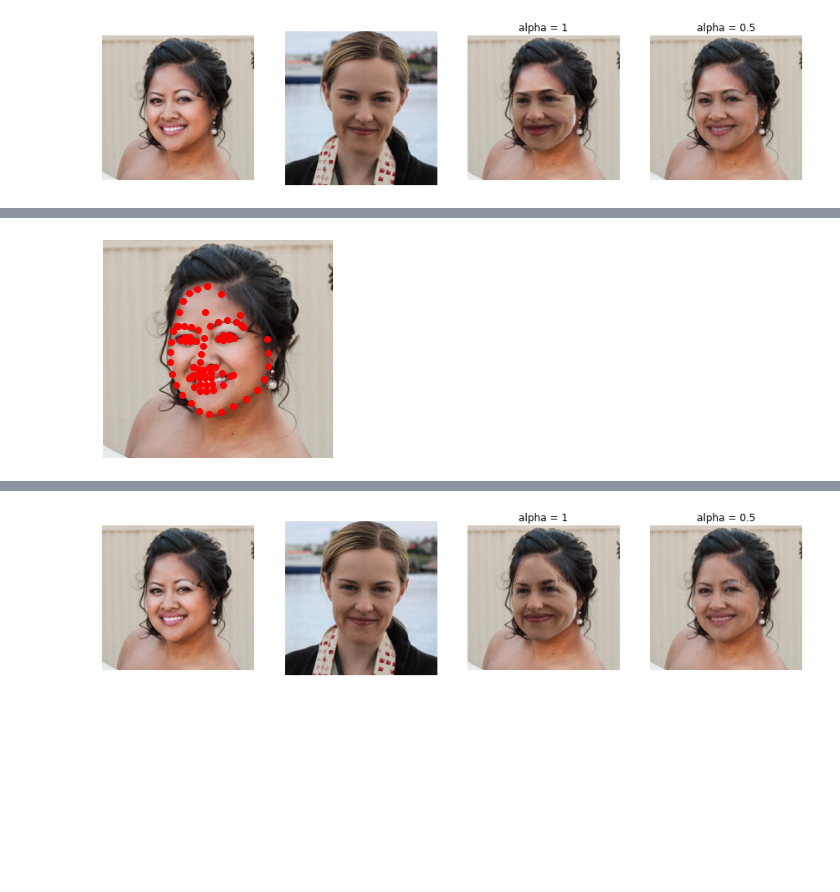
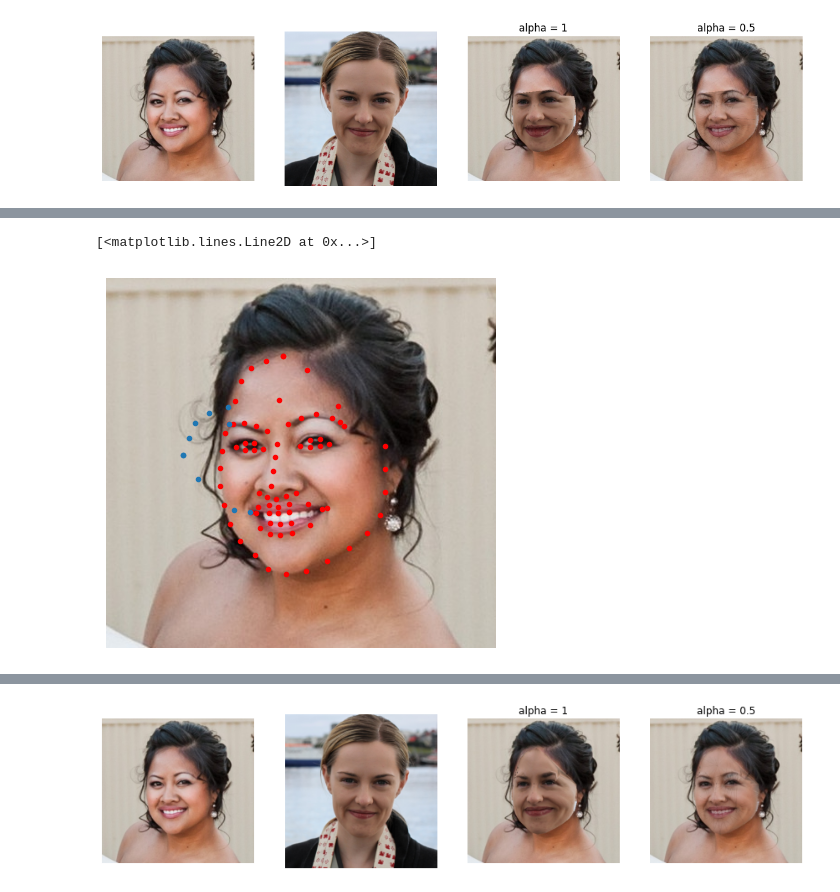
Before and after one commit to waczjoan/Face-Morph, a Jupyter notebook: AffinieTransformation/AfineTransformation.ipynb, the cells around one changed output, grey strips where cells are left out. Drawn from its saved outputs; the diff is of its cells as text; code cells hidden in the pictures; blank space fills up the shorter version.

```diff
--- a/AffinieTransformation/AfineTransformation.ipynb
+++ b/AffinieTransformation/AfineTransformation.ipynb
@@ -367,0 +370,10 @@ import ipynb.fs.full.triangulationWithForehead as triangulationWithForehead
+# %%
+def update_landmarkss(forehead_points, landmarks):
+    the_highest_point = forehead_points[list(forehead_points[:,1]).index(min(forehead_points[:,1]))]
+    nose_point = landmarks()[landmarks.points_info['NOSE_LINE_POINTS']][0]
+    diff =  the_highest_point - nose_point
+    midle_point = nose_point + (diff/2).astype(int)
+    new_landmarks = copy.copy(landmarks)
+    new_landmarks.points_info['FOREHEAD'] = list(range(len(landmarks()), len(landmarks()) + len(forehead_points) + 1))
+    new_landmarks.landmarks_array = np.concatenate([landmarks.landmarks_array, forehead_points, np.array([midle_point])])
+    return new_landmarks
@@ -372,9 +386,19 @@ def update_landmarks(example_img, images, plot = True):
     cnt = triangulationWithForehead.countour_mask(mask)
     forehead = triangulationWithForehead.forehead_line(landmarks, cnt)
     k = triangulationWithForehead.find_n_points_in_countour(forehead, n = 10, perimeter = False)
-    new_landmarks = triangulationWithForehead.update_landmarks(forehead[k], landmarks)
+    points= forehead[k]
+    new_landmarks = update_landmarkss(points, landmarks)
     images[example_img]['landmarks']  = new_landmarks
     if plot:
         plot_img(img_RGB)
-        plt.plot(new_landmarks()[:,0], new_landmarks()[:,1], 'ro')
+        plt.plot(new_landmarks()[:,0], new_landmarks()[:,1], 'r.')
     return images
+# %%
+
+img_RGB = images[first_example_img]['img']
+mask, _, landmarks = triangulationWithForehead.find_skin_mask_with_eyebrowns_consider_roi_one_segment(img_RGB, morphology = True, treshold_sd = 0, n_segments = 10)
+cnt = triangulationWithForehead.countour_mask(mask)
+forehead = triangulationWithForehead.forehead_line(landmarks, cnt)
+k = triangulationWithForehead.find_n_points_in_countour(forehead, n = 10, perimeter = False)
+points= forehead[k]
+new_landmarks = update_landmarkss(points, landmarks)
@@ -380,0 +418,3 @@ def update_landmarks(example_img, images, plot = True):
+# %%
+points.sort(axis = 1)
+points
@@ -381,7 +432,9 @@ def update_landmarks(example_img, images, plot = True):
 # %%
 images = update_landmarks(first_example_img, images)
+plt.plot(points[:,0], points[:,1], '.')
 # %% [output]
+[<matplotlib.lines.Line2D at 0x...>]
-[figure, old version]
+[figure, new version]
 # %%
 images = update_landmarks(second_example_img, images)
 # %% [output]
```
Also changed, not shown: parts of 17 cells of this notebook, 1 other file.
